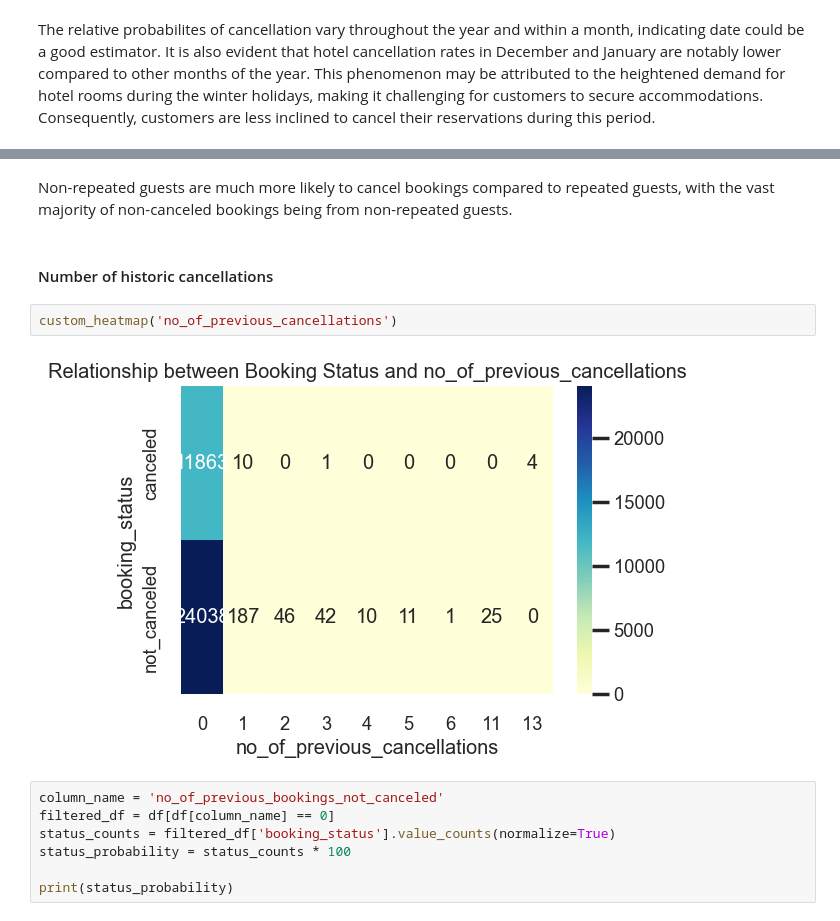
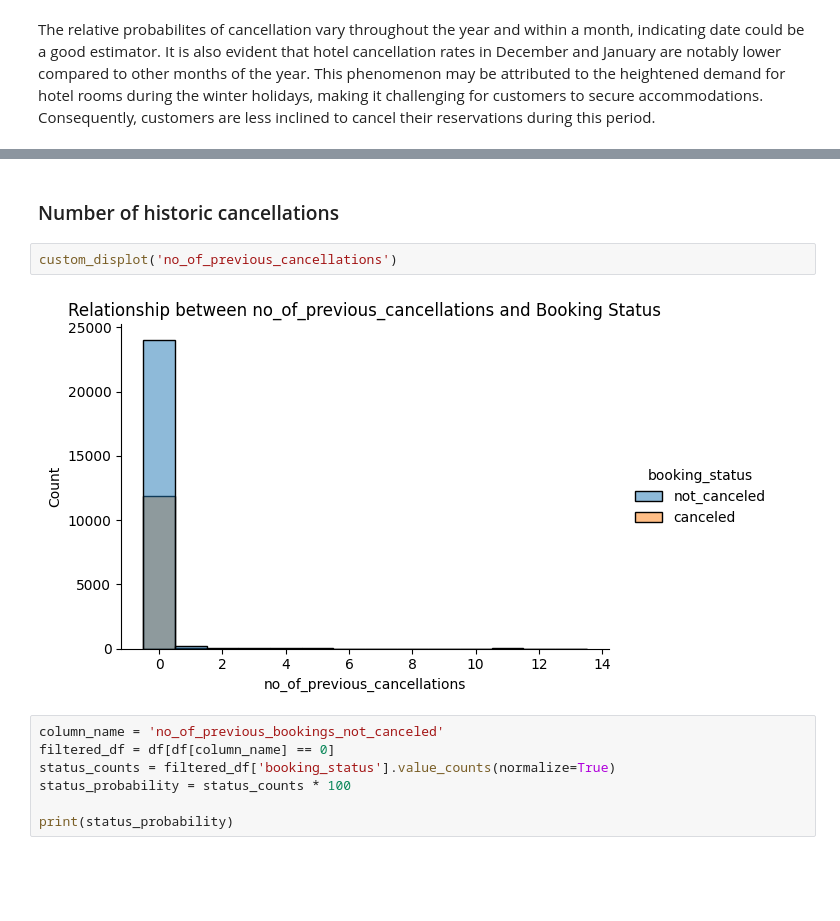
Before and after one commit to suyatinglaura/CS3244_Reservation_Cancellations_Prediction, a Jupyter notebook: 2 - Data Exploration.ipynb, the cells around one changed output, grey strips where cells are left out. Cells and saved outputs as stored; diff of their text form; blank space fills up the shorter version.

```diff
--- a/2 - Data Exploration.ipynb
+++ b/2 - Data Exploration.ipynb
@@ -181,11 +138,9 @@ custom_heatmap('repeated_guest')
-# %% [markdown]
-Non-repeated guests are much more likely to cancel bookings compared to repeated guests, with the vast majority of non-canceled bookings being from non-repeated guests.
 # %% [markdown]
-#### Number of historic cancellations
+### Number of historic cancellations
 # %%
-custom_heatmap('no_of_previous_cancellations')
+custom_displot('no_of_previous_cancellations')
 # %% [output]
-[figure, old version]
+[figure, new version]
 # %%
 column_name = 'no_of_previous_bookings_not_canceled'
 filtered_df = df[df[column_name] == 0]
```
Also changed, not shown: parts of 49 cells of this notebook, 13 other files.
